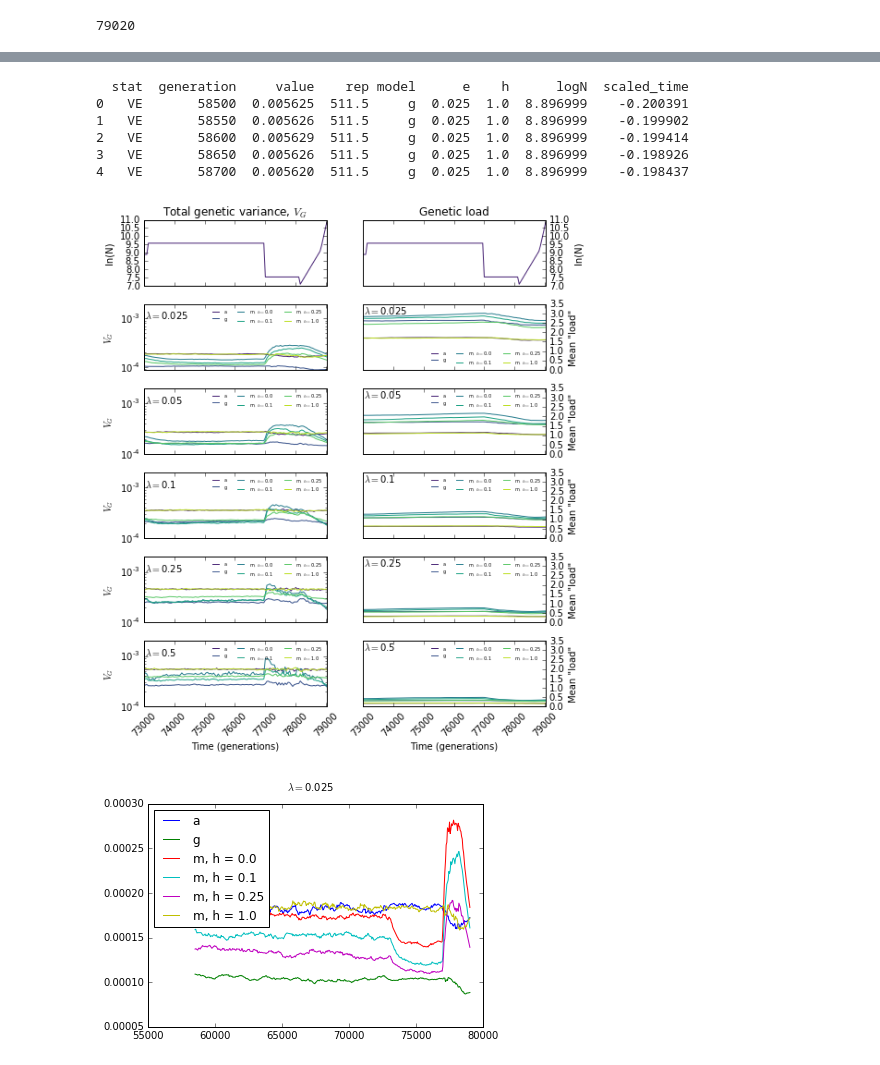
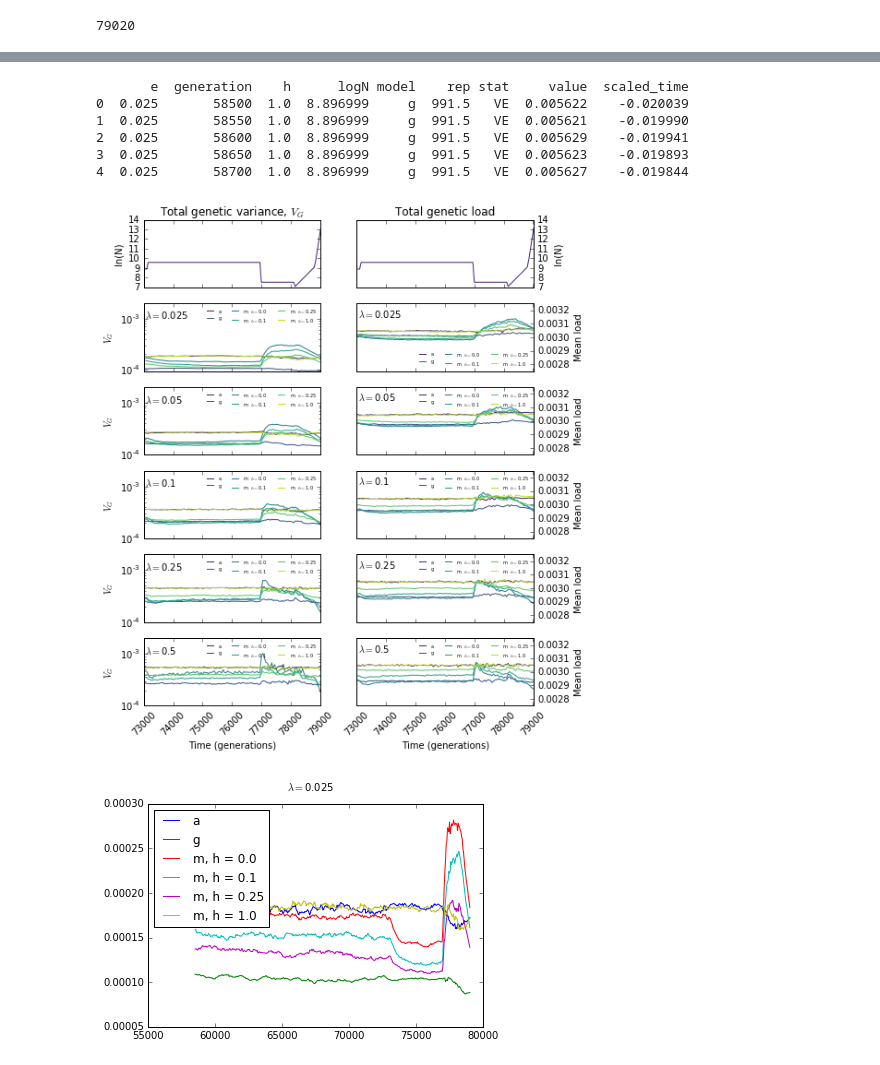
Before and after one commit to molpopgen/TennessenEAonly, a Jupyter notebook: Stats.ipynb, the cells around one changed output, grey strips where cells are left out. Cells and saved outputs as stored; diff of their text form; code cells hidden in the pictures.

Commit message:
all figures updated

```diff
--- a/Stats.ipynb
+++ b/Stats.ipynb
@@ -117,0 +216,10 @@ print(s.logN.max())
+# %%
+l=pd.read_hdf('loadsummaryMean.h5')
+NoverTime=[]
+for i in range(len(l.index)):
+    g=l.generation.iloc[i]
+    NoverTime.append(logN[g-1])
+l['logN']=NoverTime
+print s.head()
+print l.head()
+s=pd.concat([s,l])
@@ -118,7 +239,11 @@ print(s.logN.max())
 # %%
 fig=plt.figure(figsize=(7.5,8.5))
 #s=pd.read_hdf('statsummaryMean.h5')
+#print l.head()
+
 s['scaled_time']=(s.generation-s.generation.max())/(2.0*N.max())
+#l['scaled_time']=(l.generation-l.generation.max())/(2.0*N.max())
+
 print s.head()
 A=[]
 B=[]
@@ -146,7 +271,8 @@ for i in range(len(L)):
                 B[0].plot(si.generation[si.stat=='VG'],si.logN[si.stat=='VG'],color=COLORS[CI])
                 FIRST = True
             A[i+1].semilogy(si.generation[si.stat=='VG'],si.value[si.stat=='VG'],label=m,color=COLORS[CI])
-            B[i+1].plot(si.generation[si.stat=='mload'],si.value[si.stat=='mload'],label=m,color=COLORS[CI])
+            B[i+1].plot(si.generation[si.stat=='total'],si.value[si.stat=='total'],label=m,color=COLORS[CI])
+            #B[i+1].plot(li.generation[li.stat=='total'],si.value[si.stat=='total'],label=m,color=COLORS[CI])
             CI+=1
         else:
             for h in sorted(H):
@@ -154,8 +280,10 @@ for i in range(len(L)):
                 si=s[(s.model==m)&(s.e==l)&(s.h==h)]
                 A[i+1].semilogy(si.generation[si.stat=='VG'],
                           si.value[si.stat=='VG'],label=m+r', $h = $'+'{0:0.3}'.format(float(h)),color=COLORS[CI])
-                B[i+1].plot(si.generation[si.stat=='mload'],
-                          si.value[si.stat=='mload'],label=m+r', $h = $'+'{0:0.3}'.format(float(h)),color=COLORS[CI])
+                B[i+1].plot(si.generation[si.stat=='total'],
+                          si.value[si.stat=='total'],label=m+r', $h = $'+'{0:0.3}'.format(float(h)),color=COLORS[CI])
+                #B[i+1].plot(li.generation[li.stat=='total'],
+                #          li.value[li.stat=='total'],label=m+r', $h = $'+'{0:0.3}'.format(float(h)),color=COLORS[CI])
                 CI+=1
         #print CI,len(COLORS)
         if CI==len(COLORS)-1:
@@ -168,44 +296,44 @@ for i in B:
     i.yaxis.set_label_position('right')
 for i in A:
     #i.set_xlim(-0.03,0.001)
     i.set_xlim(73000,79019)
 for i in range(1,len(A)):
     A[i].set_ylim(0.0,2e-3)
     A[i].yaxis.set_ticks([1e-4,1e-3])
     A[i].text(73050,1e-3,r'$\lambda = $'+'{0:0.2}'.format(L[i-1]))
     A[i].set_ylabel(r'$V_G$')
 for i in range(1,len(B)):
-    B[i].set_ylim(0.0,3.5)
-    B[i].text(73050,3.0,r'$\lambda = $'+'{0:0.2}'.format(L[i-1]))
-    B[i].set_ylabel(r'Mean "load"')
+    B[i].set_ylim(2.75e-3,3.25e-3)
+    B[i].text(73050,3.15e-3,r'$\lambda = $'+'{0:0.2}'.format(L[i-1]))
+    B[i].set_ylabel(r'Mean load')
 for i in range(len(A)-1):
     plt.setp(A[i].get_xticklabels(),visible=False)
     plt.setp(B[i].get_xticklabels(),visible=False)
 
 A[0].set_title("Total genetic variance, "+r'$V_G$')
-B[0].set_title("Genetic load")
+B[0].set_title("Total genetic load")
 A[len(A)-1].set_xlabel("Time (generations)")
 plt.setp(A[len(A)-1].get_xticklabels(),rotation=45)
 B[len(B)-1].set_xlabel("Time (generations)")
 plt.setp(B[len(B)-1].get_xticklabels(),rotation=45)
 A[0].set_ylabel("ln(N)")
 B[0].set_ylabel("ln(N)")
 for i in range(1,len(A)):
     A[i].legend(loc='upper right',prop={'size':5},ncol=3,frameon=False)
 B[1].legend(loc='lower right',prop={'size':5},ncol=3,frameon=False)
 for i in range(2,len(B)):
     B[i].legend(loc='upper right',prop={'size':5},ncol=3,frameon=False)
 plt.tight_layout()
 plt.show()
 fig.savefig('TennessenStats.tif',dpi=600)
 # %% [output]
-  stat  generation     value    rep model      e    h      logN  scaled_time
-0   VE       58500  0.005625  511.5     g  0.025  1.0  8.896999    -0.200391
-1   VE       58550  0.005626  511.5     g  0.025  1.0  8.896999    -0.199902
-2   VE       58600  0.005629  511.5     g  0.025  1.0  8.896999    -0.199414
-3   VE       58650  0.005626  511.5     g  0.025  1.0  8.896999    -0.198926
-4   VE       58700  0.005620  511.5     g  0.025  1.0  8.896999    -0.198437
+       e  generation    h      logN model    rep stat     value  scaled_time
+0  0.025       58500  1.0  8.896999     g  991.5   VE  0.005622    -0.020039
+1  0.025       58550  1.0  8.896999     g  991.5   VE  0.005621    -0.019990
+2  0.025       58600  1.0  8.896999     g  991.5   VE  0.005629    -0.019941
+3  0.025       58650  1.0  8.896999     g  991.5   VE  0.005623    -0.019893
+4  0.025       58700  1.0  8.896999     g  991.5   VE  0.005627    -0.019844
-[figure, old version]
+[figure, new version]
 # %%
 #Now, do some actual plotting
 s=pd.read_hdf('statsummaryMean.h5')
```
Also changed, not shown: parts of 5 cells of this notebook, 4 other files.
